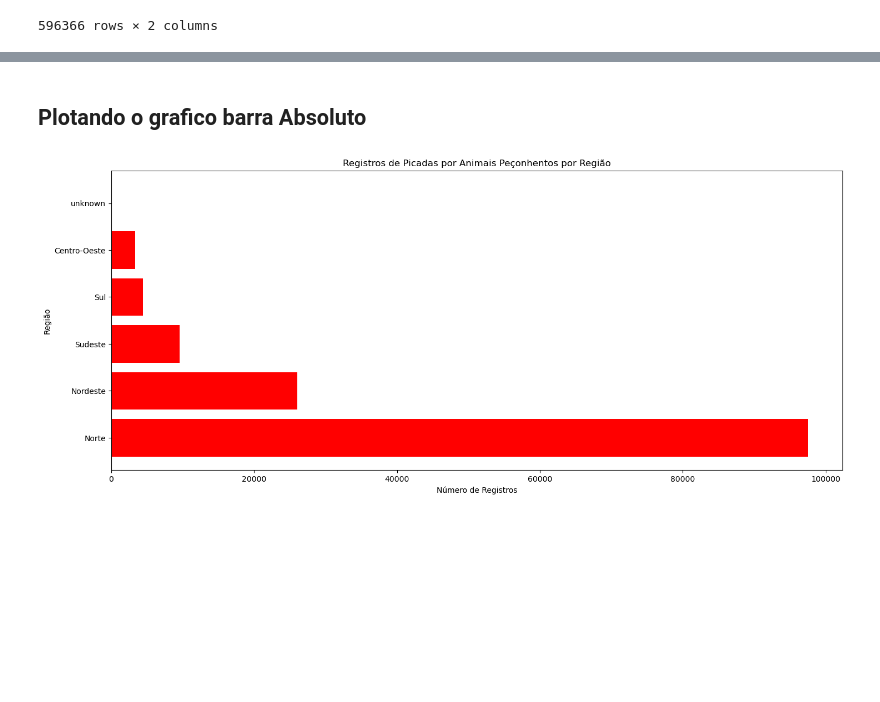
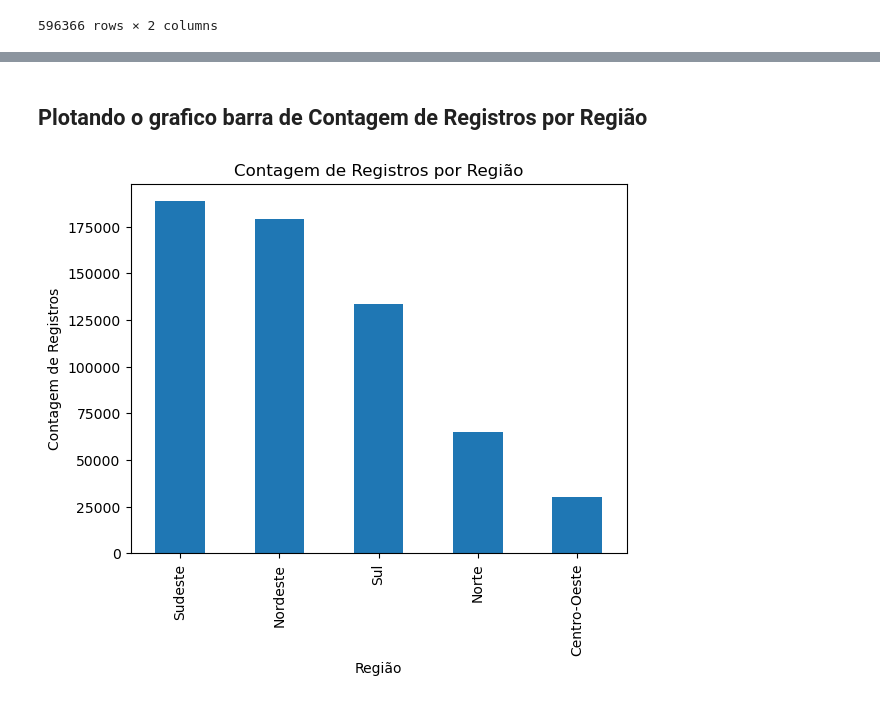
Before and after one commit to rafaelavarao/DataSUS-Data-Analysis, a Jupyter notebook: SINAN.ipynb, the cells around one changed output, grey strips where cells are left out. Saved outputs shown, nothing was run; the diff lists cells and outputs as text; code cells hidden in the pictures; blank space fills up the shorter version.

```diff
--- a/SINAN.ipynb
+++ b/SINAN.ipynb
@@ -159,49 +181,22 @@ Name: SG_UF_NOT, dtype: Int64
 # %% [markdown]
-## Plotando o grafico barra Absoluto
+## Plotando o grafico barra de Contagem de Registros por Região
-# %%
-mapeamento_uf_regiao = {
-    '11': 'Norte',
-    '12': 'Norte',
-    '13': 'Norte',
-    '14': 'Norte',
-    '15': 'Norte',
-    '16': 'Norte',
-    '17': 'Norte',
-    '21': 'Nordeste',
-    '22': 'Nordeste',
-    '23': 'Nordeste',
-    '24': 'Nordeste',
-    '25': 'Nordeste',
-    '26': 'Nordeste',
-    '27': 'Nordeste',
-    '28': 'Nordeste',
-    '29': 'Nordeste',
-    '31': 'Sudeste',
-    '32': 'Sudeste',
-    '33': 'Sudeste',
-    '35': 'Sudeste',
-    '41': 'Sul',
-    '42': 'Sul',
-    '43': 'Sul',
-    '50': 'Centro-Oeste',
-    '51': 'Centro-Oeste',
-    '52': 'Centro-Oeste',
-    '53': 'Centro-Oeste',
-    'unknown': 'unknown'
-}
-
-nomes_regiao = list(mapeamento_uf_regiao.values())
-
-fig, ax = plt.subplots(figsize=(17, 7))
-# plt.bar(nomes_regiao, registros_por_regiao, color='red')
-plt.title('Registros de Picadas por Animais Peçonhentos por Região')
-plt.ylabel('Região')
-plt.xlabel('Número de Registros')
-
-plt.barh(y=nomes_regiao, width=registros_por_regiao, color='red')
-
-# Mostrar o gráfico
-plt.show()
-# %% [output]
-[figure, removed]
+# %%
+# Calcular a contagem de registros por região
+registros_por_regiao = df['Regiao'].value_counts()
+
+# Plotar o gráfico de barras
+registros_por_regiao.plot.bar()
+
+# Configurar o título e os rótulos dos eixos
+plt.title('Contagem de Registros por Região')
+plt.xlabel('Região')
+plt.ylabel('Contagem de Registros')
+
+# plt.barh(y=df['Regiao'], width=registros_por_regiao, color='red')
+
+
+# Mostrar o gráfico
+plt.show()
+# %% [output]
+[figure, added]
 # %% [markdown]
```
Also changed, not shown: parts of 6 cells of this notebook.
